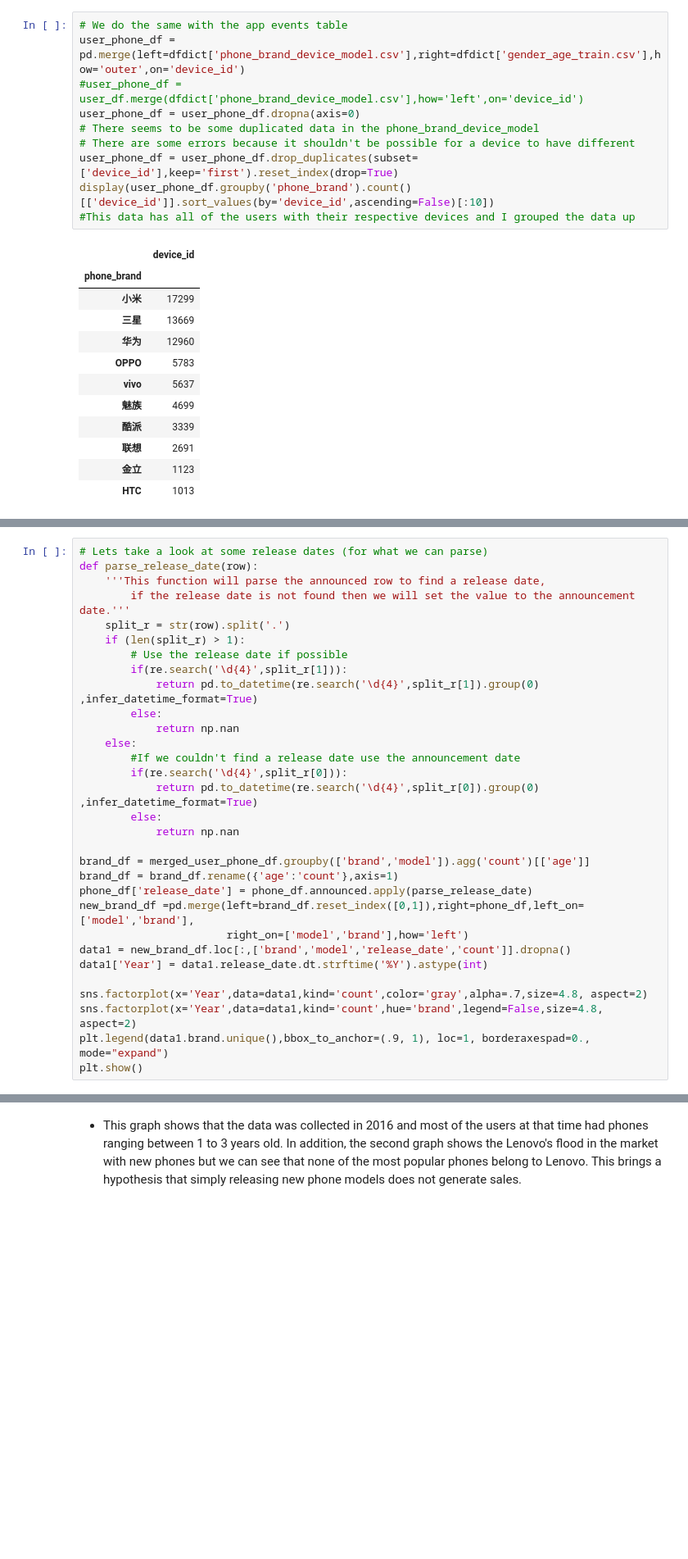
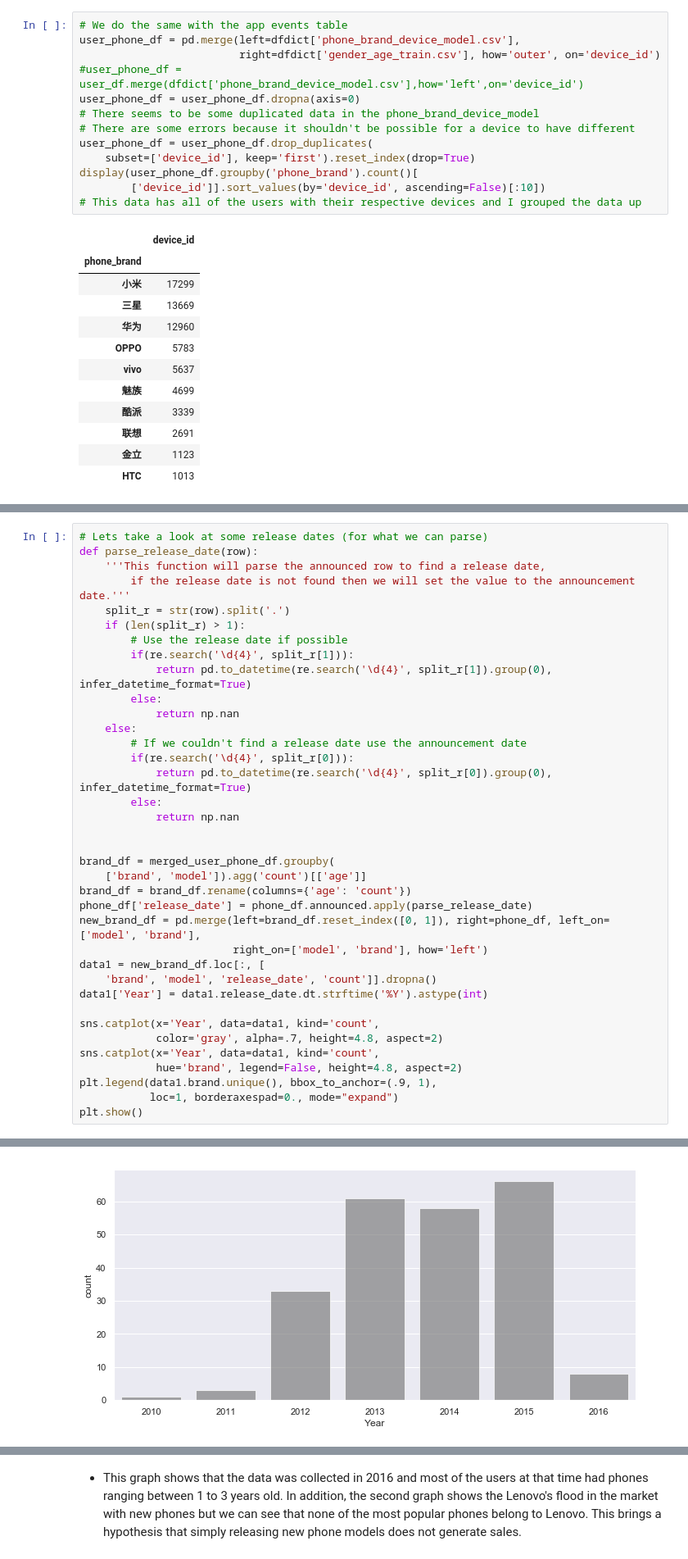
Before and after one commit to dc2629/Analysis-of-Chinese-Mobile-Phone-User-Population-vs-Phone-Specifications, a Jupyter notebook: Analysis of Chinese Mobile Phone User Population vs Phone Specifications.ipynb, the cells around one changed output, grey strips where cells are left out. Shown at 82% size. Saved outputs shown, nothing was run; the diff lists cells and outputs as text; blank space fills up the shorter version.

```diff
--- a/Analysis of Chinese Mobile Phone User Population vs Phone Specifications.ipynb
+++ b/Analysis of Chinese Mobile Phone User Population vs Phone Specifications.ipynb
@@ -120,14 +124,17 @@ display(user_detail_df.shape)
 (11980, 8)
 # %%
 # We do the same with the app events table
-user_phone_df = pd.merge(left=dfdict['phone_brand_device_model.csv'],right=dfdict['gender_age_train.csv'],how='outer',on='device_id')
+user_phone_df = pd.merge(left=dfdict['phone_brand_device_model.csv'],
+                         right=dfdict['gender_age_train.csv'], how='outer', on='device_id')
 #user_phone_df = user_df.merge(dfdict['phone_brand_device_model.csv'],how='left',on='device_id')
 user_phone_df = user_phone_df.dropna(axis=0)
 # There seems to be some duplicated data in the phone_brand_device_model
 # There are some errors because it shouldn't be possible for a device to have different
-user_phone_df = user_phone_df.drop_duplicates(subset=['device_id'],keep='first').reset_index(drop=True)
-display(user_phone_df.groupby('phone_brand').count()[['device_id']].sort_values(by='device_id',ascending=False)[:10])
-#This data has all of the users with their respective devices and I grouped the data up
+user_phone_df = user_phone_df.drop_duplicates(
+    subset=['device_id'], keep='first').reset_index(drop=True)
+display(user_phone_df.groupby('phone_brand').count()[
+        ['device_id']].sort_values(by='device_id', ascending=False)[:10])
+# This data has all of the users with their respective devices and I grouped the data up
 # %% [output]
 |  | device_id |
 | phone_brand |  |
@@ -226,27 +238,33 @@ def parse_release_date(row):
     split_r = str(row).split('.')
     if (len(split_r) > 1):
         # Use the release date if possible
-        if(re.search('\d{4}',split_r[1])):
-            return pd.to_datetime(re.search('\d{4}',split_r[1]).group(0) ,infer_datetime_format=True)
+        if(re.search('\d{4}', split_r[1])):
+            return pd.to_datetime(re.search('\d{4}', split_r[1]).group(0), infer_datetime_format=True)
         else:
             return np.nan
     else:
-        #If we couldn't find a release date use the announcement date
-        if(re.search('\d{4}',split_r[0])):
-            return pd.to_datetime(re.search('\d{4}',split_r[0]).group(0) ,infer_datetime_format=True)
+        # If we couldn't find a release date use the announcement date
+        if(re.search('\d{4}', split_r[0])):
+            return pd.to_datetime(re.search('\d{4}', split_r[0]).group(0), infer_datetime_format=True)
         else:
             return np.nan
 
-brand_df = merged_user_phone_df.groupby(['brand','model']).agg('count')[['age']]
-brand_df = brand_df.rename({'age':'count'},axis=1)
+
+brand_df = merged_user_phone_df.groupby(
+    ['brand', 'model']).agg('count')[['age']]
+brand_df = brand_df.rename(columns={'age': 'count'})
 phone_df['release_date'] = phone_df.announced.apply(parse_release_date)
-new_brand_df =pd.merge(left=brand_df.reset_index([0,1]),right=phone_df,left_on=['model','brand'],
-                       right_on=['model','brand'],how='left')
-data1 = new_brand_df.loc[:,['brand','model','release_date','count']].dropna()
+new_brand_df = pd.merge(left=brand_df.reset_index([0, 1]), right=phone_df, left_on=['model', 'brand'],
+                        right_on=['model', 'brand'], how='left')
+data1 = new_brand_df.loc[:, [
+    'brand', 'model', 'release_date', 'count']].dropna()
 data1['Year'] = data1.release_date.dt.strftime('%Y').astype(int)
 
-sns.factorplot(x='Year',data=data1,kind='count',color='gray',alpha=.7,size=4.8, aspect=2)
-sns.factorplot(x='Year',data=data1,kind='count',hue='brand',legend=False,size=4.8, aspect=2)
-plt.legend(data1.brand.unique(),bbox_to_anchor=(.9, 1), loc=1, borderaxespad=0., mode="expand")
+sns.catplot(x='Year', data=data1, kind='count',
+            color='gray', alpha=.7, height=4.8, aspect=2)
+sns.catplot(x='Year', data=data1, kind='count',
+            hue='brand', legend=False, height=4.8, aspect=2)
+plt.legend(data1.brand.unique(), bbox_to_anchor=(.9, 1),
+           loc=1, borderaxespad=0., mode="expand")
 plt.show()
 # %% [output]
@@ -256,0 +271 @@ plt.show()
+[figure, added]
```
Also changed, not shown: parts of 25 cells of this notebook.
